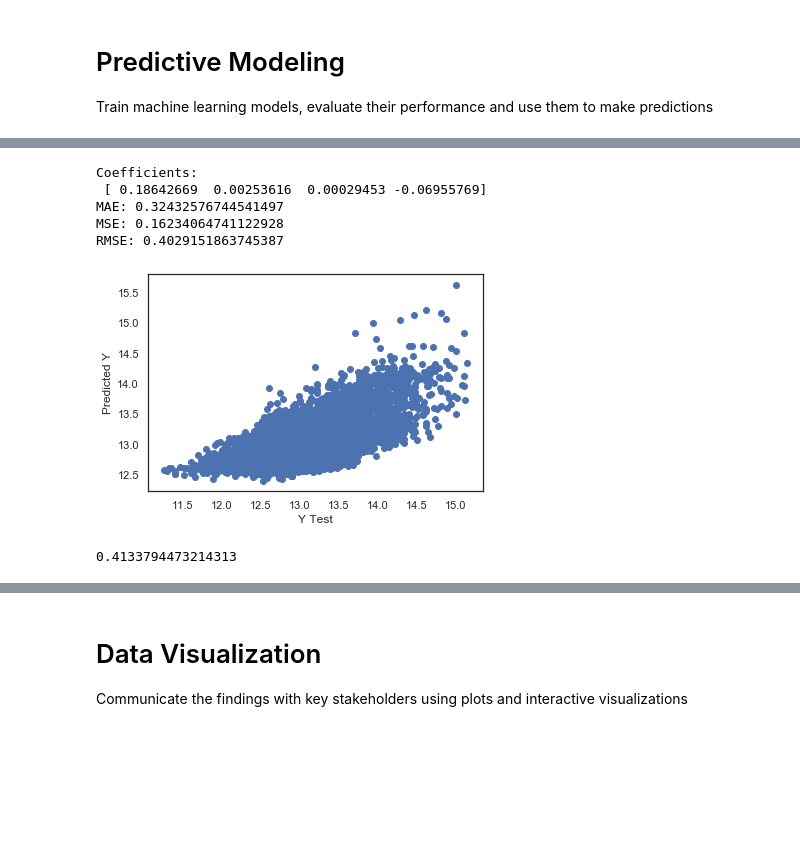
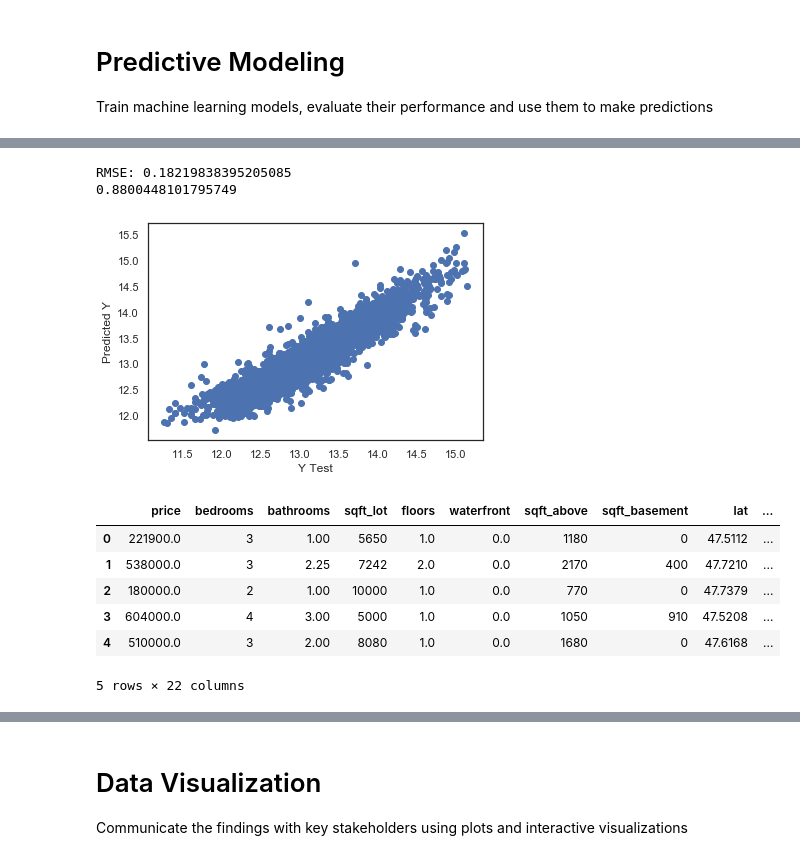
Before and after one commit to Rurbinasal/EDA_house_prices, a Jupyter notebook: King County Analysis.ipynb, the cells around one changed output, grey strips where cells are left out. Saved outputs shown, nothing was run; the diff lists cells and outputs as text; code cells hidden in the pictures; blank space fills up the shorter version.

```diff
--- a/King County Analysis.ipynb
+++ b/King County Analysis.ipynb
@@ -292,6 +305,8 @@ for i in cat:
     data_dum = pd.concat([data_dum, data_dum_i], axis=1)
 data_without_dum = data
 data = pd.concat([data, data_dum], axis=1)
+data.reset_index(drop = True, inplace = True)
+
 # data_dum = pd.get_dummies(data, columns=["condition", "grade", "zipcode"], prefix=["condition", "grade","zipcode"])
 # data_wo_dum = data
 # data_new = pd.concat([data, data_dum], axis=1)
@@ -433,32 +438,30 @@ strong multicollinearity or other numerical problems.
 # %%
-#4 Advanced model using price_log
+#4 Advanced model using price_log (0.88)
 y4 = data['price_log']
-X4 = data[['bathrooms', 'bedrooms', 'sqft_above', 'floors']]
+X4 = data.drop(["price", "price_log", "renovated", "yr_since_last_renovated",
+               "yr_renovated", "yr_built", "lat", "long", "sqft_lot"], axis=1)
 X4_train, X4_test, y4_train, y4_test = train_test_split(X4,
                                                         y4,
                                                         test_size=0.33,
                                                         random_state=42,
                                                         shuffle=False)
 
 lm = LinearRegression()
 lm.fit(X4_train, y4_train)
-print('Coefficients: \n', lm.coef_)
+#print('Coefficients: \n', lm.coef_)
 
 predictions = lm.predict(X4_test)
 plt.scatter(y4_test, predictions)
 plt.xlabel('Y Test')
 plt.ylabel('Predicted Y')
 
-# calculate these metrics by hand!
-print('MAE:', metrics.mean_absolute_error(y4_test, predictions))
-print('MSE:', metrics.mean_squared_error(y4_test, predictions))
+#print('MAE:', metrics.mean_absolute_error(y4_test, predictions))
+#print('MSE:', metrics.mean_squared_error(y4_test, predictions))
 print('RMSE:', np.sqrt(metrics.mean_squared_error(y4_test, predictions)))
+print(r2_score(y4_test, predictions))
 # %% [output]
-Coefficients:
- [ 0.18642669  0.00253616  0.00029453 -0.06955769]
-MAE: 0.32432576744541497
-MSE: 0.16234064741122928
-RMSE: 0.4029151863745387
+RMSE: 0.18219838395205085
+0.8800448101795749
-[figure, old version]
+[figure, new version]
 # %%
 # Histogram for test predictions
@@ -467,5 +470,19 @@ plt.tight_layout()
-# %%
-from sklearn.metrics import r2_score
-r2_score(y4_test, predictions)
-# %% [output]
-0.4133794473214313
+# %%
+# Data_results DataFrame to identify top 5 high-end and top 5 lower-grade real estate
+data_results = data[['price', 'bedrooms', 'bathrooms', 'sqft_lot', 'floors',
+       'waterfront', 'sqft_above',
+       'sqft_basement', 'lat', 'long', 'sqft_living15',
+       'sqft_lot15', 'renovated', "yr_since_last_renovated", "grade_4", "grade_5", "grade_6"]]
+data_results['y_hat_log'] = data_results_2.fittedvalues
+data_results['res_log'] = data_results_2.resid
+data_results['y_hat'] = [math.exp(el) for el in data_results['y_hat_log']]
+data_results['res'] = data_results['price'] - data_results['y_hat']
+data_results['res_rel'] = data_results['res'] / data_results['y_hat']
+# %% [output]
+|  | price | bedrooms | bathrooms | sqft_lot | floors | waterfront | sqft_above | sqft_basement | lat | ... |
+| 0 | 221900.0 | 3 | 1.00 | 5650 | 1.0 | 0.0 | 1180 | 0 | 47.5112 | ... |
+| 1 | 538000.0 | 3 | 2.25 | 7242 | 2.0 | 0.0 | 2170 | 400 | 47.7210 | ... |
+| 2 | 180000.0 | 2 | 1.00 | 10000 | 1.0 | 0.0 | 770 | 0 | 47.7379 | ... |
+| 3 | 604000.0 | 4 | 3.00 | 5000 | 1.0 | 0.0 | 1050 | 910 | 47.5208 | ... |
+| 4 | 510000.0 | 3 | 2.00 | 8080 | 1.0 | 0.0 | 1680 | 0 | 47.6168 | ... |
+5 rows × 22 columns
```
Also changed, not shown: parts of 20 cells of this notebook.
